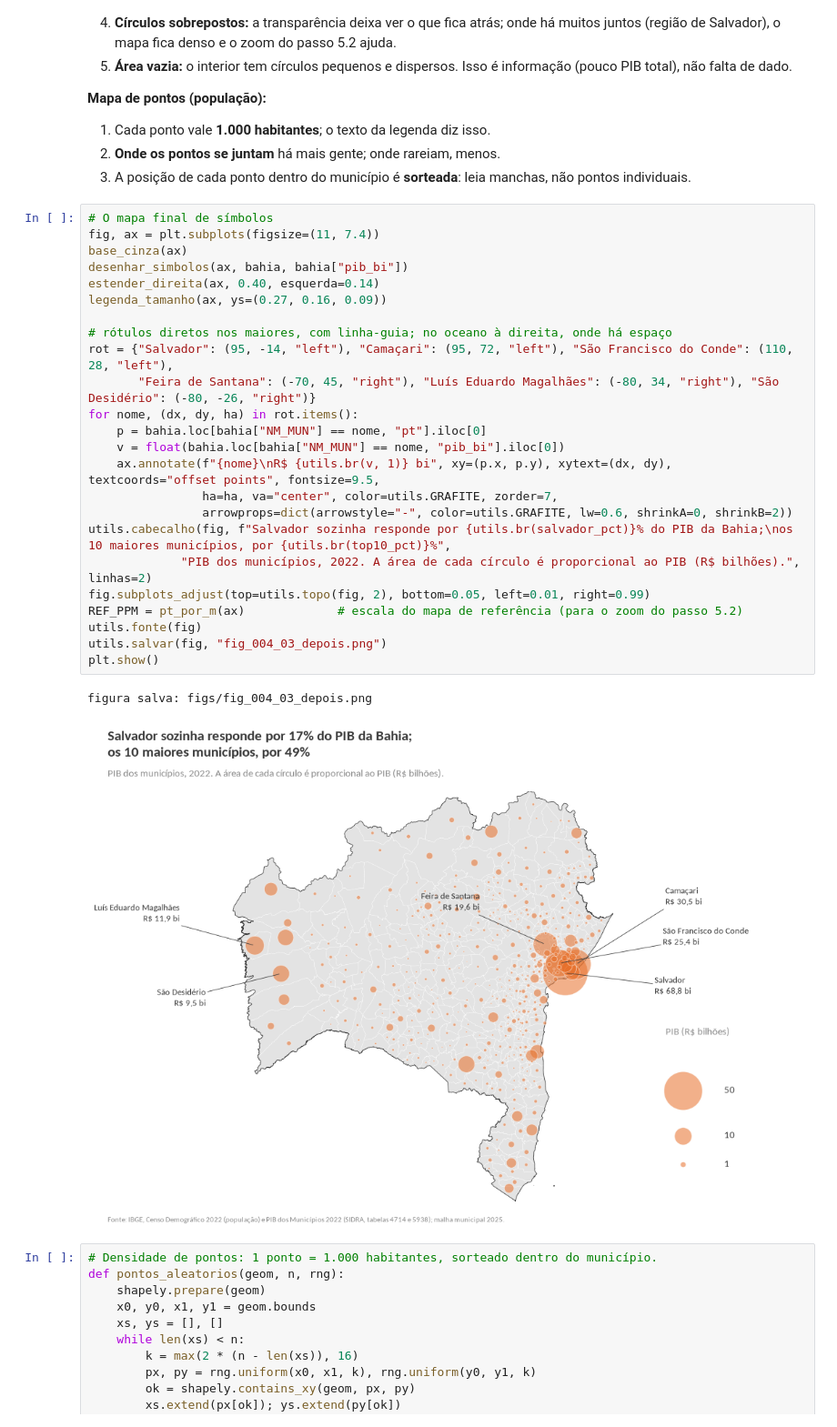
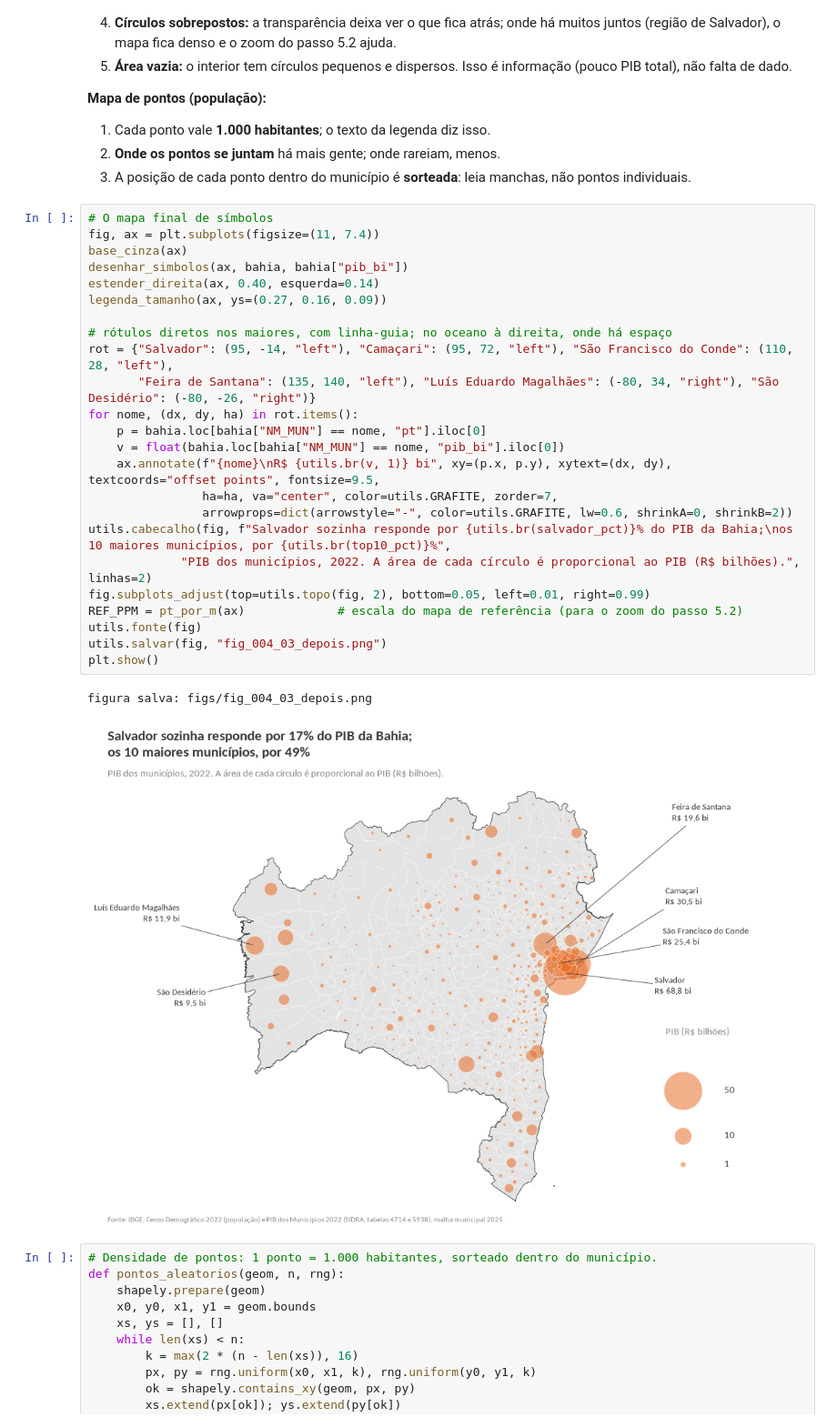
Before and after one commit to John-Parsec/scientific-visualization-geospatial, a Jupyter notebook: topico_004_03.ipynb, the cells around one changed output. Shown at 91% size. Drawn from its saved outputs; the diff is of its cells as text.

Commit message:
Update images and remove useless code

```diff
--- a/topico_004_03.ipynb
+++ b/topico_004_03.ipynb
@@ -185,30 +184,30 @@ figura salva: figs/fig_004_03_quando_total.png
 # %%
 # O mapa final de símbolos
 fig, ax = plt.subplots(figsize=(11, 7.4))
 base_cinza(ax)
 desenhar_simbolos(ax, bahia, bahia["pib_bi"])
 estender_direita(ax, 0.40, esquerda=0.14)
 legenda_tamanho(ax, ys=(0.27, 0.16, 0.09))
 
 # rótulos diretos nos maiores, com linha-guia; no oceano à direita, onde há espaço
 rot = {"Salvador": (95, -14, "left"), "Camaçari": (95, 72, "left"), "São Francisco do Conde": (110, 28, "left"),
-       "Feira de Santana": (-70, 45, "right"), "Luís Eduardo Magalhães": (-80, 34, "right"), "São Desidério": (-80, -26, "right")}
+       "Feira de Santana": (135, 140, "left"), "Luís Eduardo Magalhães": (-80, 34, "right"), "São Desidério": (-80, -26, "right")}
 for nome, (dx, dy, ha) in rot.items():
     p = bahia.loc[bahia["NM_MUN"] == nome, "pt"].iloc[0]
     v = float(bahia.loc[bahia["NM_MUN"] == nome, "pib_bi"].iloc[0])
     ax.annotate(f"{nome}\nR$ {utils.br(v, 1)} bi", xy=(p.x, p.y), xytext=(dx, dy), textcoords="offset points", fontsize=9.5,
                 ha=ha, va="center", color=utils.GRAFITE, zorder=7,
                 arrowprops=dict(arrowstyle="-", color=utils.GRAFITE, lw=0.6, shrinkA=0, shrinkB=2))
 utils.cabecalho(fig, f"Salvador sozinha responde por {utils.br(salvador_pct)}% do PIB da Bahia;\nos 10 maiores municípios, por {utils.br(top10_pct)}%",
              "PIB dos municípios, 2022. A área de cada círculo é proporcional ao PIB (R$ bilhões).", linhas=2)
 fig.subplots_adjust(top=utils.topo(fig, 2), bottom=0.05, left=0.01, right=0.99)
 REF_PPM = pt_por_m(ax)             # escala do mapa de referência (para o zoom do passo 5.2)
 utils.fonte(fig)
 utils.salvar(fig, "fig_004_03_depois.png")
 plt.show()
 # %% [output]
 figura salva: figs/fig_004_03_depois.png
-[figure, old version]
+[figure, new version]
 # %%
 # Densidade de pontos: 1 ponto = 1.000 habitantes, sorteado dentro do município.
 def pontos_aleatorios(geom, n, rng):
```
Also changed, not shown: parts of 1 cell of this notebook, 4 other files.
